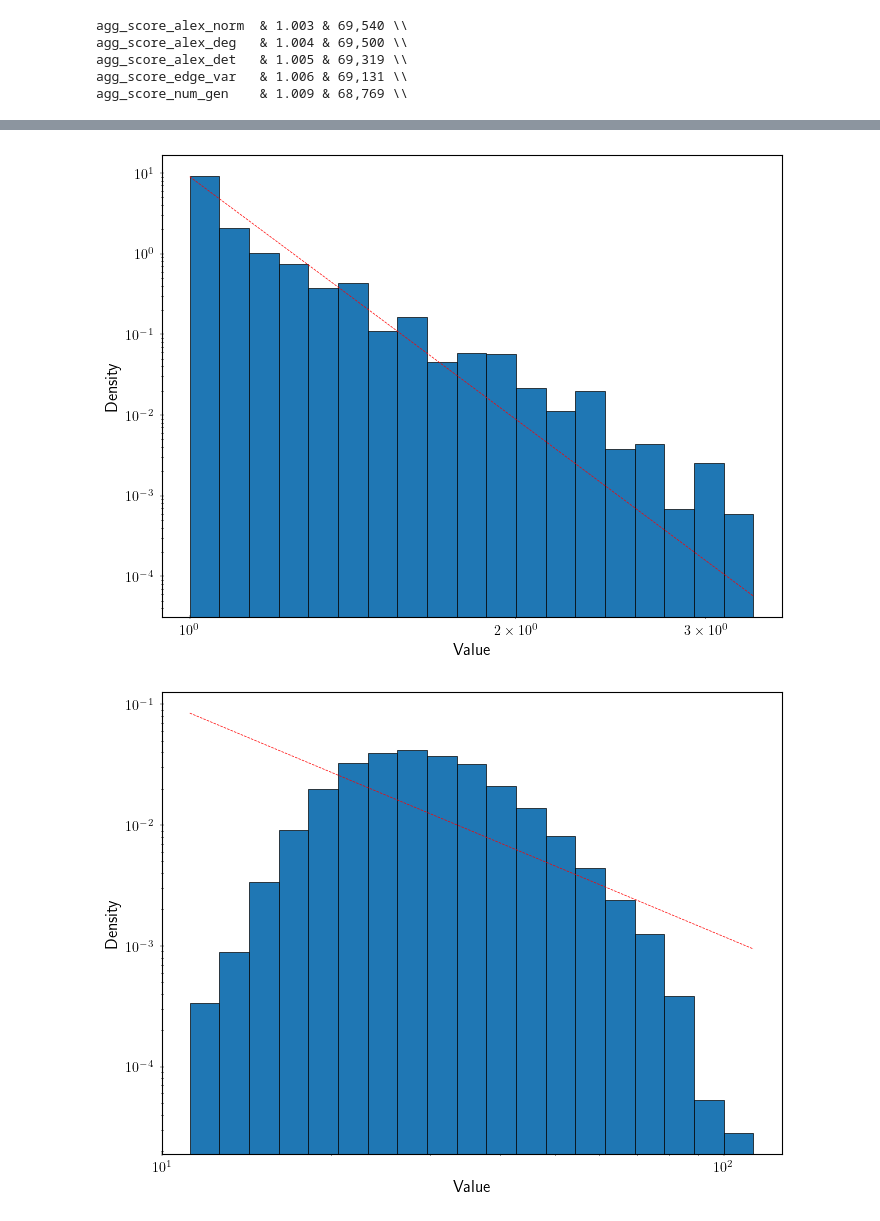
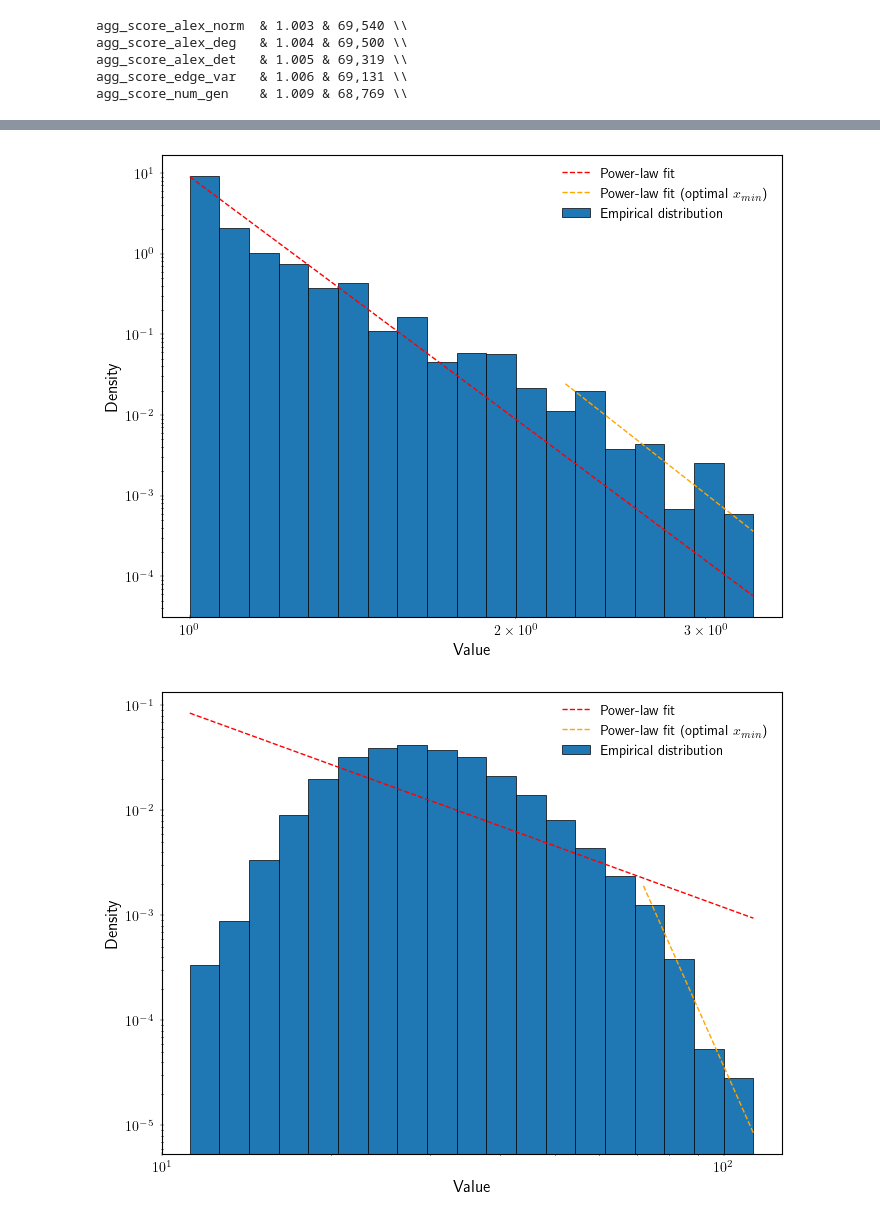
Before and after one commit to dbruwel/pachner-graph-triangulations, a Jupyter notebook: experiments/notebooks/02_analyse_mcmc.ipynb, the cells around one changed output, grey strips where cells are left out. Drawn from its saved outputs; the diff is of its cells as text; code cells hidden in the pictures.

Commit message:
updated histograms

```diff
--- a/experiments/notebooks/02_analyse_mcmc.ipynb
+++ b/experiments/notebooks/02_analyse_mcmc.ipynb
@@ -42,18 +42,37 @@ def fit_alpha(all_data, x_min):
     alpha = 1 + n / sum_log
     return alpha, (alpha - 1) * x_min ** (alpha - 1)
 
-
 def get_area(bin_start, bin_end, alpha, C):
     return C * (bin_end ** (1 - alpha) - bin_start ** (1 - alpha)) / (1 - alpha)
 
 def get_samps_exceed(alpha, x_min, threshold):
     return (threshold / x_min) ** (alpha-1)
+
+def cdf(x, alpha, x_min):
+    return 1 - (x/x_min)**(1 - alpha)
+
+def get_ks_stat(all_data, x_min):
+    alpha, C = fit_alpha(all_data, x_min)
+    data = all_data[all_data >= x_min]
+    data = np.sort(data)
+    emp_cdf = np.arange(1, len(data)+1) / len(data)
+
+    return np.max(np.abs(cdf(data, alpha, x_min) - emp_cdf))
+
+def get_xmin(data):
+    candidate_xmins = np.sort(np.unique(data))[:-1]
+    ks_stats = [get_ks_stat(data, x_min) for x_min in candidate_xmins]
+    x_min = candidate_xmins[np.argmin(ks_stats)]
+    return x_min
 # %%
-def extract_data(tet_30_scores):
+def extract_data(tet_30_scores, use_min=False):
     data = tet_30_scores
     data = data[data > 0]
 
-    x_min = data.min()
+    if use_min:
+        x_min = get_xmin(data)
+    else:
+        x_min = data.min()
     sub_data = data[data >= x_min]
 
     alpha, C = fit_alpha(sub_data, x_min)
@@ -72,12 +91,16 @@ def extract_data(tet_30_scores):
     x_values = bin_centers[non_zero_indices]
     y_values = counts[non_zero_indices]
 
-    return data, C, alpha, counts, bin_edges
+    return sub_data, C, alpha, counts, bin_edges, x_min
 # %%
-def generate_plot(data, C, alpha, counts, bin_edges, save_name):
+def generate_plot(tet_30_scores, save_name):
+    data, C, alpha, counts, bin_edges, x_min = extract_data(tet_30_scores)
+    data_min, C_min, alpha_min, counts_min, bin_edges_min, x_min_min = extract_data(tet_30_scores, use_min=True)
+
     fig, ax = plt.subplots(figsize=(8, 6))
 
     ax.plot(np.sort(np.r_[data]), C * np.sort(np.r_[data]) ** (-alpha), color="red", ls="--")
+    ax.plot(np.sort(np.r_[data_min]), C_min * np.sort(np.r_[data_min]) ** (-alpha_min), color="orange", ls="--")
 
     true_area = 0
 
@@ -106,6 +129,7 @@ def generate_plot(data, C, alpha, counts, bin_edges, save_name):
 
     # ax.set_xlim(x_min, x_max)
     # ax.set_ylim(0, y_max)
+    plt.legend(["Power-law fit", "Power-law fit (optimal $x_{min}$)", "Empirical distribution"])
 
     plt.xscale("log")
     plt.yscale("log")
@@ -114,6 +138,8 @@ def generate_plot(data, C, alpha, counts, bin_edges, save_name):
     # plt.axvline(reached_score, color="green", ls="--")
     plt.savefig(data_path.parent / 'thesis' / 'figures' / save_name, bbox_inches="tight")
     plt.show()
+# %%
+set_style()
 # %%
 isos_df = pd.read_csv(mcmc_result_path / "isos_lists.csv")
 tet_30_filter = isos_df.map(lambda x: x.startswith("E")).values.flatten()
@@ -122,6 +148,5 @@ for metric in metrics:
     score_df = pd.read_csv(mcmc_result_path / f"{metric}_chains.csv", index_col=0)
     tet_30_scores = score_df.values.flatten()[tet_30_filter]
 
-    data, C, alpha, counts, bin_edges = extract_data(tet_30_scores)
-    generate_plot(data, C, alpha, counts, bin_edges, f"{metric}_log_distribution.pdf")
+    generate_plot(tet_30_scores, f"{metric}_log_distribution.pdf")
 # %% [output]
@@ -130,2 +155,2 @@ for metric in metrics:
-[figure, old version]
+[figure, new version]
-[figure, old version]
+[figure, new version]
```
Also changed, not shown: parts of 1 cell of this notebook, 6 other files.
